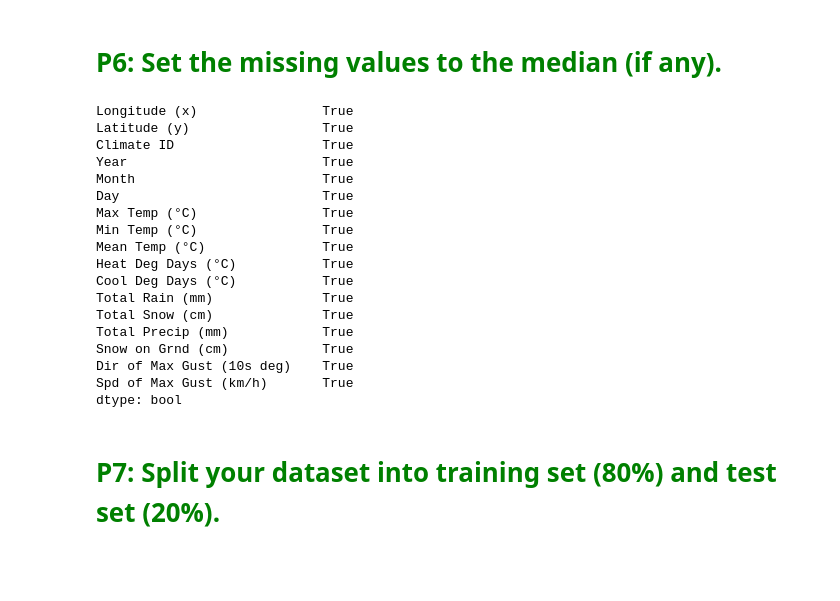
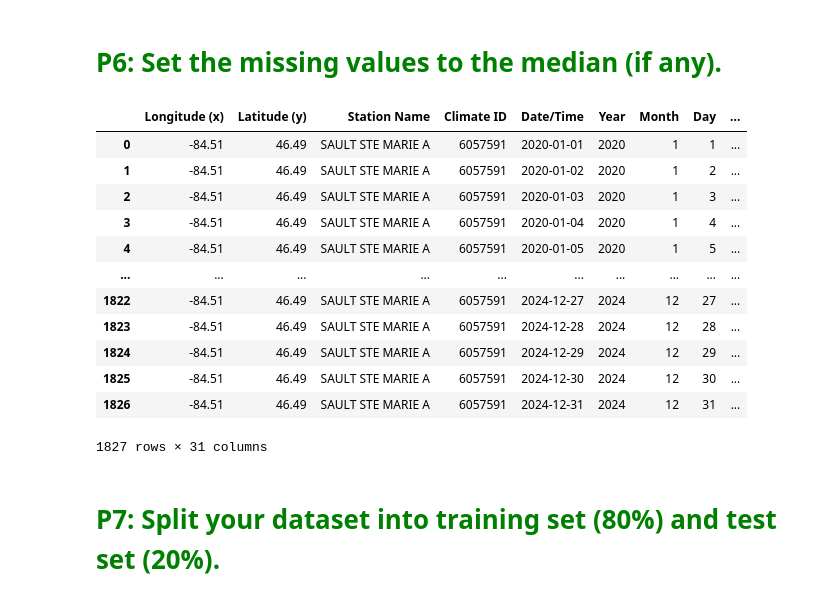
Before and after one commit to Zhaoleon9/PythonAssignments, a Jupyter notebook: Assignment-4.ipynb, the cells around one changed output. Saved outputs shown, nothing was run; the diff lists cells and outputs as text; code cells hidden in the pictures; blank space fills up the shorter version.

```diff
--- a/Assignment-4.ipynb
+++ b/Assignment-4.ipynb
@@ -33,10 +33,9 @@ The following <a href="https://climate.weather.gc.ca/glossary_e.html">link</a> m
 #Codes of P1 here
 import pandas as pd
 import numpy as np
-import matplotlib.pyplot as plt
 
-out_pd = pd.read_csv('out.csv')
-out_pd.head()
+out_df = pd.read_csv('out.csv')
+out_df.head()
 # %% [output]
 |  | Longitude (x) | Latitude (y) | Station Name | Climate ID | Date/Time | Year | Month | Day | ... |
 | 0 | -84.51 | 46.49 | SAULT STE MARIE A | 6057591 | 2020-01-01 | 2020 | 1 | 1 | ... |
@@ -125,29 +125,28 @@ corr_matrix
 # %%
 #Codes of P6 here
 # fill missing values with the mean of the column for numerical columns
-out_num_df.fillna(out_num_df.select_dtypes(include=['float64', 'int64']).median(), inplace=True)
+out_df_noNa = out_df.fillna(out_df.select_dtypes(include=['float64', 'int64']).median())
 
-out_num_df.drop(columns=['Data Quality'], inplace=True)
-out_num_df.any()
+# fill missing values with Unknown for object columns
+obj_cols = out_df_noNa.select_dtypes(include=['object']).columns
+out_df_noNa[obj_cols] = out_df_noNa[obj_cols].fillna("Unknown")
+
+# out_num_df.drop(columns=['Data Quality'], inplace=True)
+out_df_noNa
 # %% [output]
+|  | Longitude (x) | Latitude (y) | Station Name | Climate ID | Date/Time | Year | Month | Day | ... |
+| 0 | -84.51 | 46.49 | SAULT STE MARIE A | 6057591 | 2020-01-01 | 2020 | 1 | 1 | ... |
+| 1 | -84.51 | 46.49 | SAULT STE MARIE A | 6057591 | 2020-01-02 | 2020 | 1 | 2 | ... |
+| 2 | -84.51 | 46.49 | SAULT STE MARIE A | 6057591 | 2020-01-03 | 2020 | 1 | 3 | ... |
+| 3 | -84.51 | 46.49 | SAULT STE MARIE A | 6057591 | 2020-01-04 | 2020 | 1 | 4 | ... |
+| 4 | -84.51 | 46.49 | SAULT STE MARIE A | 6057591 | 2020-01-05 | 2020 | 1 | 5 | ... |
+| ... | ... | ... | ... | ... | ... | ... | ... | ... | ... |
+| 1822 | -84.51 | 46.49 | SAULT STE MARIE A | 6057591 | 2024-12-27 | 2024 | 12 | 27 | ... |
+| 1823 | -84.51 | 46.49 | SAULT STE MARIE A | 6057591 | 2024-12-28 | 2024 | 12 | 28 | ... |
+| 1824 | -84.51 | 46.49 | SAULT STE MARIE A | 6057591 | 2024-12-29 | 2024 | 12 | 29 | ... |
+| 1825 | -84.51 | 46.49 | SAULT STE MARIE A | 6057591 | 2024-12-30 | 2024 | 12 | 30 | ... |
+| 1826 | -84.51 | 46.49 | SAULT STE MARIE A | 6057591 | 2024-12-31 | 2024 | 12 | 31 | ... |
-Longitude (x)                True
-Latitude (y)                 True
-Climate ID                   True
-Year                         True
-Month                        True
-Day                          True
-Max Temp (°C)                True
-Min Temp (°C)                True
-Mean Temp (°C)               True
-Heat Deg Days (°C)           True
-Cool Deg Days (°C)           True
-Total Rain (mm)              True
-Total Snow (cm)              True
-Total Precip (mm)            True
-Snow on Grnd (cm)            True
-Dir of Max Gust (10s deg)    True
-Spd of Max Gust (km/h)       True
-dtype: bool
+1827 rows × 31 columns
 # %% [markdown]
 # <span style="color:Green">P7: Split your dataset into training set (80%) and test set (20%).</span>
 # %%
```
Also changed, not shown: parts of 8 cells of this notebook, 1 other file.
